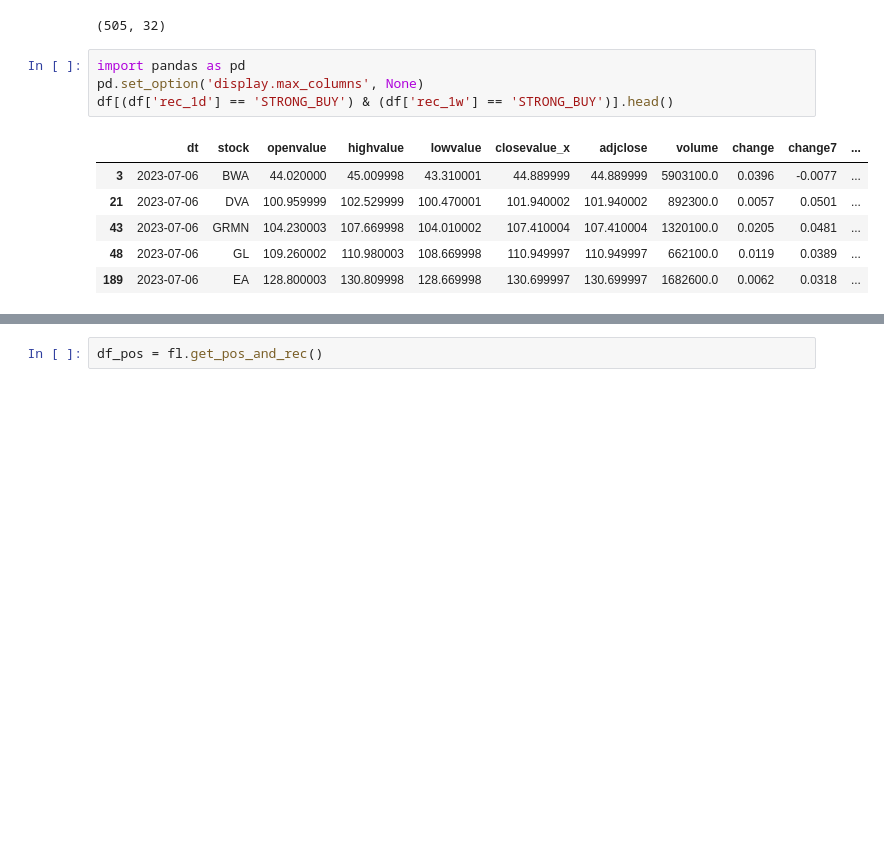
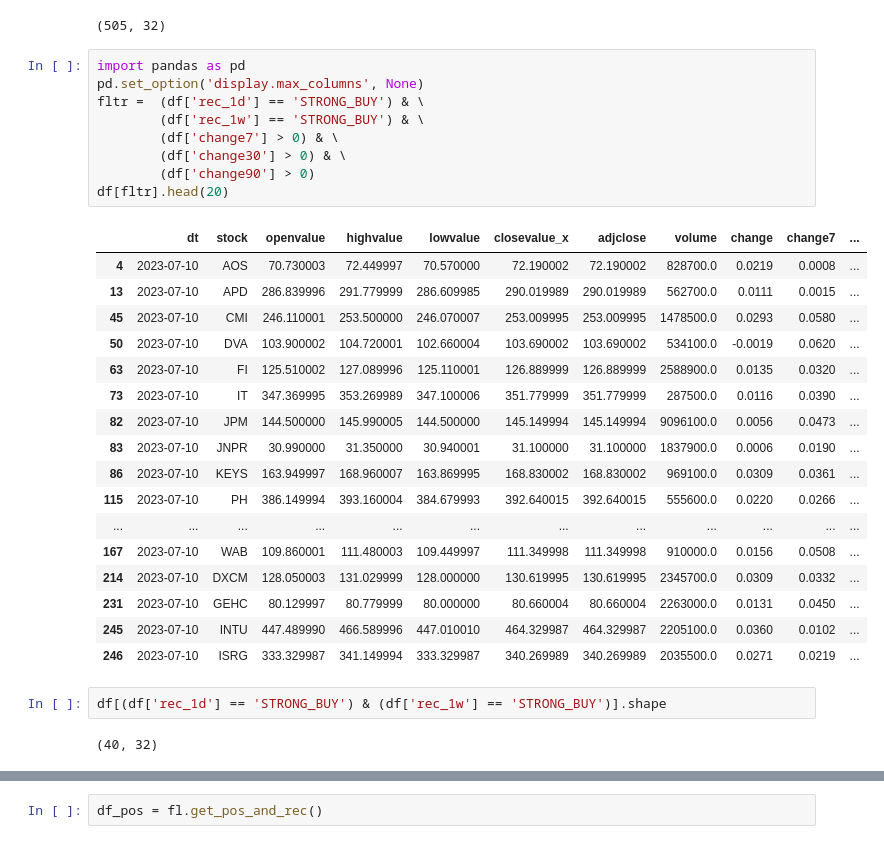
Before and after one commit to kravchukpetr/FinanceProject, a Jupyter notebook: ipynb/Recomendation.ipynb, the cells around one changed output, grey strips where cells are left out. Drawn from its saved outputs; the diff is of its cells as text; blank space fills up the shorter version.

```diff
--- a/ipynb/Recomendation.ipynb
+++ b/ipynb/Recomendation.ipynb
@@ -38,14 +35,34 @@ df.shape
 # %%
 import pandas as pd
 pd.set_option('display.max_columns', None)
-df[(df['rec_1d'] == 'STRONG_BUY') & (df['rec_1w'] == 'STRONG_BUY')].head()
+fltr =  (df['rec_1d'] == 'STRONG_BUY') & \
+        (df['rec_1w'] == 'STRONG_BUY') & \
+        (df['change7'] > 0) & \
+        (df['change30'] > 0) & \
+        (df['change90'] > 0)
+df[fltr].head(20)
 # %% [output]
 |  | dt | stock | openvalue | highvalue | lowvalue | closevalue_x | adjclose | volume | change | change7 | ... |
-| 3 | 2023-07-06 | BWA | 44.020000 | 45.009998 | 43.310001 | 44.889999 | 44.889999 | 5903100.0 | 0.0396 | -0.0077 | ... |
-| 21 | 2023-07-06 | DVA | 100.959999 | 102.529999 | 100.470001 | 101.940002 | 101.940002 | 892300.0 | 0.0057 | 0.0501 | ... |
-| 43 | 2023-07-06 | GRMN | 104.230003 | 107.669998 | 104.010002 | 107.410004 | 107.410004 | 1320100.0 | 0.0205 | 0.0481 | ... |
-| 48 | 2023-07-06 | GL | 109.260002 | 110.980003 | 108.669998 | 110.949997 | 110.949997 | 662100.0 | 0.0119 | 0.0389 | ... |
-| 189 | 2023-07-06 | EA | 128.800003 | 130.809998 | 128.669998 | 130.699997 | 130.699997 | 1682600.0 | 0.0062 | 0.0318 | ... |
+| 4 | 2023-07-10 | AOS | 70.730003 | 72.449997 | 70.570000 | 72.190002 | 72.190002 | 828700.0 | 0.0219 | 0.0008 | ... |
+| 13 | 2023-07-10 | APD | 286.839996 | 291.779999 | 286.609985 | 290.019989 | 290.019989 | 562700.0 | 0.0111 | 0.0015 | ... |
+| 45 | 2023-07-10 | CMI | 246.110001 | 253.500000 | 246.070007 | 253.009995 | 253.009995 | 1478500.0 | 0.0293 | 0.0580 | ... |
+| 50 | 2023-07-10 | DVA | 103.900002 | 104.720001 | 102.660004 | 103.690002 | 103.690002 | 534100.0 | -0.0019 | 0.0620 | ... |
+| 63 | 2023-07-10 | FI | 125.510002 | 127.089996 | 125.110001 | 126.889999 | 126.889999 | 2588900.0 | 0.0135 | 0.0320 | ... |
+| 73 | 2023-07-10 | IT | 347.369995 | 353.269989 | 347.100006 | 351.779999 | 351.779999 | 287500.0 | 0.0116 | 0.0390 | ... |
+| 82 | 2023-07-10 | JPM | 144.500000 | 145.990005 | 144.500000 | 145.149994 | 145.149994 | 9096100.0 | 0.0056 | 0.0473 | ... |
+| 83 | 2023-07-10 | JNPR | 30.990000 | 31.350000 | 30.940001 | 31.100000 | 31.100000 | 1837900.0 | 0.0006 | 0.0190 | ... |
+| 86 | 2023-07-10 | KEYS | 163.949997 | 168.960007 | 163.869995 | 168.830002 | 168.830002 | 969100.0 | 0.0309 | 0.0361 | ... |
+| 115 | 2023-07-10 | PH | 386.149994 | 393.160004 | 384.679993 | 392.640015 | 392.640015 | 555600.0 | 0.0220 | 0.0266 | ... |
+| ... | ... | ... | ... | ... | ... | ... | ... | ... | ... | ... | ... |
+| 167 | 2023-07-10 | WAB | 109.860001 | 111.480003 | 109.449997 | 111.349998 | 111.349998 | 910000.0 | 0.0156 | 0.0508 | ... |
+| 214 | 2023-07-10 | DXCM | 128.050003 | 131.029999 | 128.000000 | 130.619995 | 130.619995 | 2345700.0 | 0.0309 | 0.0332 | ... |
+| 231 | 2023-07-10 | GEHC | 80.129997 | 80.779999 | 80.000000 | 80.660004 | 80.660004 | 2263000.0 | 0.0131 | 0.0450 | ... |
+| 245 | 2023-07-10 | INTU | 447.489990 | 466.589996 | 447.010010 | 464.329987 | 464.329987 | 2205100.0 | 0.0360 | 0.0102 | ... |
+| 246 | 2023-07-10 | ISRG | 333.329987 | 341.149994 | 333.329987 | 340.269989 | 340.269989 | 2035500.0 | 0.0271 | 0.0219 | ... |
+# %%
+df[(df['rec_1d'] == 'STRONG_BUY') & (df['rec_1w'] == 'STRONG_BUY')].shape
+# %% [output]
+(40, 32)
 # %%
 df[(df['stock'] == 'EA') | (df['stock'] == 'GRMN')].head()
 # %% [output]
```
Also changed, not shown: parts of 6 cells of this notebook.
